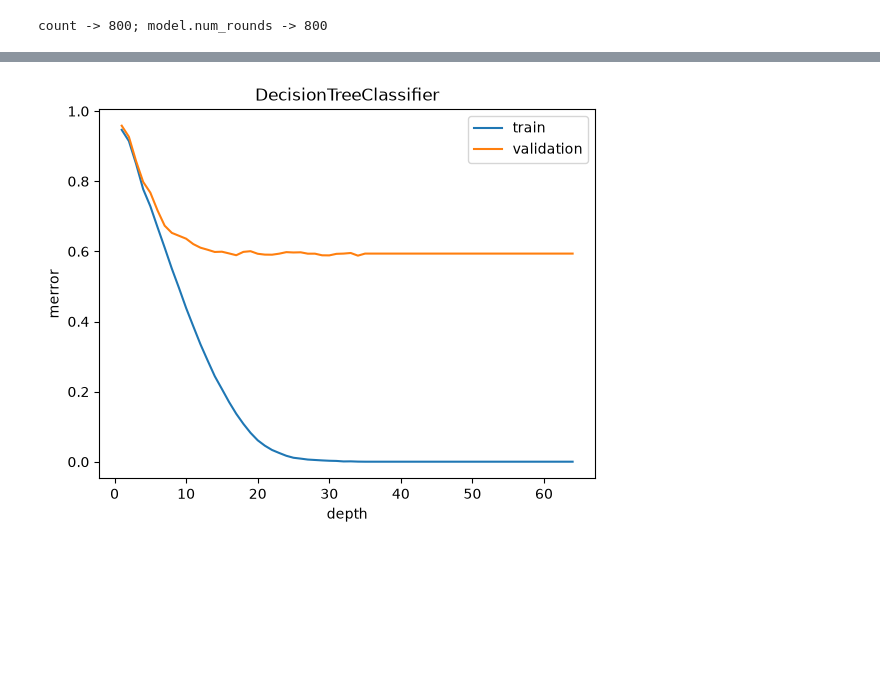
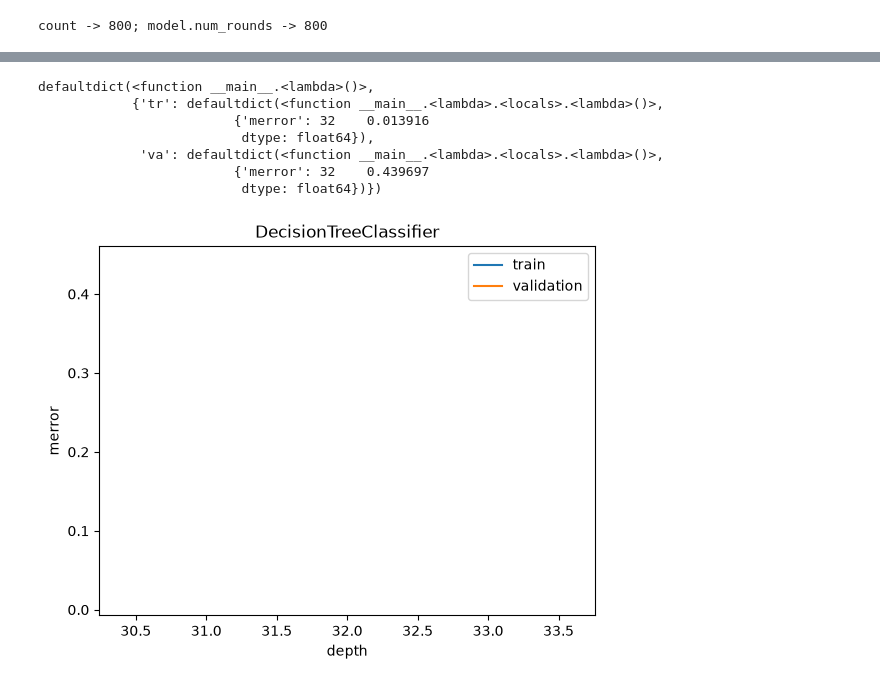
Before and after one commit to minip8/FIT2082, a Jupyter notebook: notebooks/compare.ipynb, the cells around one changed output, grey strips where cells are left out. Drawn from its saved outputs; the diff is of its cells as text; code cells hidden in the pictures; blank space fills up the shorter version.

```diff
--- a/notebooks/compare.ipynb
+++ b/notebooks/compare.ipynb
@@ -58,6 +59,8 @@ def plot_evals_result(title: str, res, err_label: str, xlabel="Round"):
     plt.ylabel(err_label)
     plt.legend()
 # %%
+np.random.seed(42)
+torch.manual_seed(42)
 # load data
 path = "../data/"
 
@@ -81,7 +84,6 @@ n_tr = 32_768 * 2
 n_va = 4_096
 n_te = 4_096
 
-np.random.seed(42)
 np.random.shuffle(ix)
 
 TR = ix[:n_tr]
@@ -92,17 +94,27 @@ data_TR = data[TR]
 data_VA = data[VA]
 data_TE = data[TE]
 
+# Load in the full data
+Xs, Ys = zip(*((X, Y) for X, Y in data_TR))
+X_TR_raw = np.concatenate(Xs).astype(np.float32)
+Y_TR = np.concatenate(Ys).astype(np.int32)
+
+Xs, Ys = zip(*((X, Y) for X, Y in data_VA))
+X_VA_raw = np.concatenate(Xs).astype(np.float32)
+Y_VA = np.concatenate(Ys).astype(np.int32)
+
+quant = Quant()
+X_TR = quant.fit_transform(torch.tensor(X_TR_raw), Y_TR).numpy()
+X_VA = quant.transform(torch.tensor(X_VA_raw)).numpy()
+
+# For simulating hashboost limited memory, so we only take 4096 samples
 _size = 4096
 
-for X, Y in data_TR:
-    X_TR = X.reshape(X.shape[0], -1)[:_size].astype(np.float32)
-    Y_TR = Y[:_size].astype(np.int32)
-    break
+X_TR_slice = X_TR[:_size]
+X_VA_slice = X_VA[:_size]
+Y_TR_slice = Y_TR[:_size]
+Y_VA_slice = Y_VA[:_size]
 
-for X, Y in data_VA:
-    X_VA = X.reshape(X.shape[0], -1)[:_size].astype(np.float32)
-    Y_VA = Y[:_size].astype(np.int32)
-    break
 
 data.close()
 # %%
@@ -179,7 +199,7 @@ xgb_params = {
     "num_class": int(num_classes),
     "tree_method": "hist",
     "device": device,
-    "learning_rate": 0.1,
+    "learning_rate": 0.05,
     "max_depth": 6,
     "random_state": 42,
     "eval_metric": "merror",
@@ -291,7 +311,7 @@ plot_evals_result("CatBoost", ctb_evals_result, "merror")
 # sklearn decision tree
 # we plot depth -> error
 
-tree_params = {"depths": list(range(1, 65)), "random_state": 42}
+tree_params = {"depths": [32], "random_state": 42}
 
 tree_eval_results = defaultdict(lambda: defaultdict(lambda: pd.Series()))
 for depth in tree_params["depths"]:
@@ -307,8 +327,16 @@ for k in tree_eval_results:
     tree_eval_results[k]["merror"] = pd.Series(tree_eval_results[k]["merror"])
 # %%
 plot_evals_result("DecisionTreeClassifier", tree_eval_results, "merror", "depth")
+tree_eval_results
 # %% [output]
+defaultdict(<function __main__.<lambda>()>,
+            {'tr': defaultdict(<function __main__.<lambda>.<locals>.<lambda>()>,
+                         {'merror': 32    0.013916
+                          dtype: float64}),
+             'va': defaultdict(<function __main__.<lambda>.<locals>.<lambda>()>,
+                         {'merror': 32    0.439697
+                          dtype: float64})})
-[figure, old version]
+[figure, new version]
 # %%
 # write results to disk
 def get_current_git_hash(short: bool = True) -> str | None:
```
Also changed, not shown: parts of 9 cells of this notebook.
